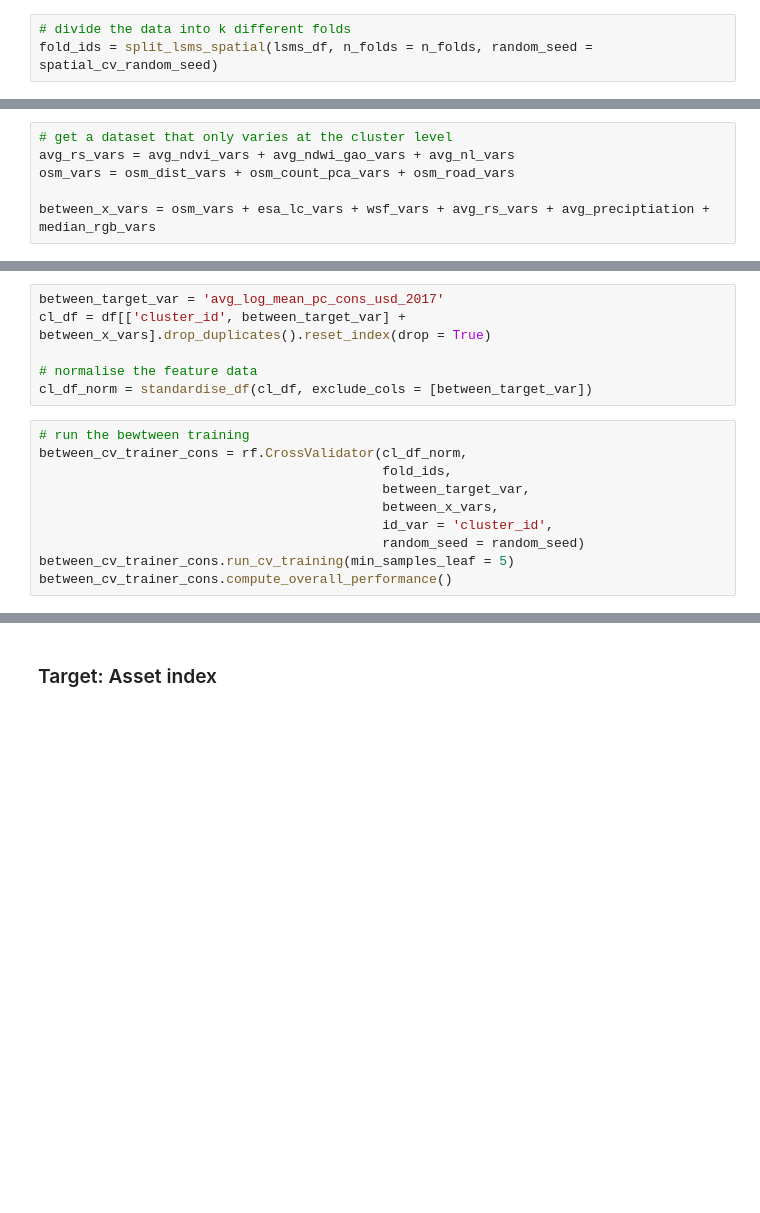
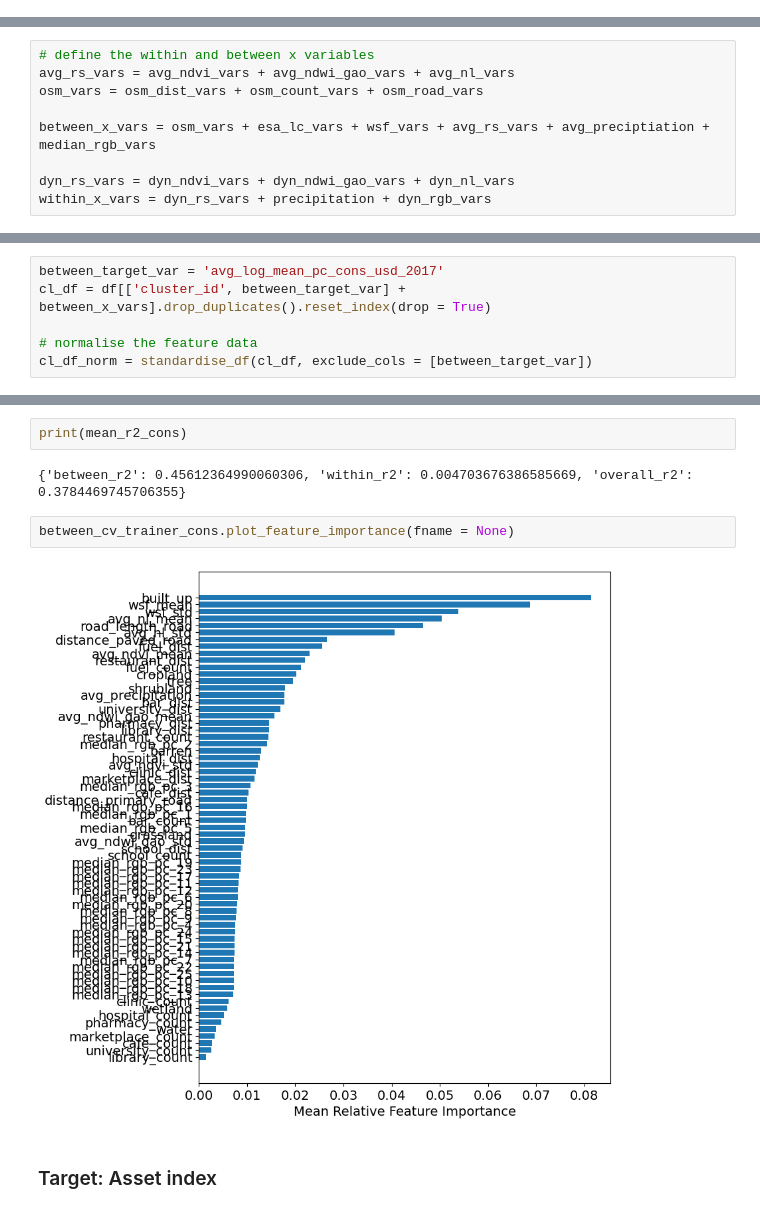
Before and after one commit to nateso/predicting_poverty, a Jupyter notebook: analysis/02_Baseline_LS_model.ipynb, the cells around one changed output, grey strips where cells are left out. Saved outputs shown, nothing was run; the diff lists cells and outputs as text; blank space fills up the shorter version.

```diff
--- a/analysis/02_Baseline_LS_model.ipynb
+++ b/analysis/02_Baseline_LS_model.ipynb
@@ -56,6 +81,3 @@ print(f"Number of x vars {len(feat_df.columns)-2}")
 Number of observations 6401
 Number of clusters 2128
 Number of x vars 113
-# %%
-# divide the data into k different folds
-fold_ids = split_lsms_spatial(lsms_df, n_folds = n_folds, random_seed = spatial_cv_random_seed)
@@ -79,9 +92,12 @@ The idea is that the between model captures variation between clusters and thus
 # %%
-# get a dataset that only varies at the cluster level
+# define the within and between x variables
 avg_rs_vars = avg_ndvi_vars + avg_ndwi_gao_vars + avg_nl_vars
-osm_vars = osm_dist_vars + osm_count_pca_vars + osm_road_vars
+osm_vars = osm_dist_vars + osm_count_vars + osm_road_vars
 
 between_x_vars = osm_vars + esa_lc_vars + wsf_vars + avg_rs_vars + avg_preciptiation + median_rgb_vars
+
+dyn_rs_vars = dyn_ndvi_vars + dyn_ndwi_gao_vars + dyn_nl_vars
+within_x_vars = dyn_rs_vars + precipitation + dyn_rgb_vars
 # %% [markdown]
 ### Target: Log per capita consumption
 # %%
@@ -90,13 +106,3 @@ cl_df = df[['cluster_id', between_target_var] + between_x_vars].drop_duplicates(
 
 # normalise the feature data
 cl_df_norm = standardise_df(cl_df, exclude_cols = [between_target_var])
-# %%
-# run the bewtween training
-between_cv_trainer_cons = rf.CrossValidator(cl_df_norm,
-                                            fold_ids,
-                                            between_target_var,
-                                            between_x_vars,
-                                            id_var = 'cluster_id',
-                                            random_seed = random_seed)
-between_cv_trainer_cons.run_cv_training(min_samples_leaf = 5)
-between_cv_trainer_cons.compute_overall_performance()
@@ -110,3 +289,11 @@ Finished training after 183 seconds
+# %%
+print(mean_r2_cons)
+# %% [output]
+{'between_r2': 0.45612364990060306, 'within_r2': 0.004703676386585669, 'overall_r2': 0.3784469745706355}
+# %%
+between_cv_trainer_cons.plot_feature_importance(fname = None)
+# %% [output]
+[figure, added]
 # %% [markdown]
 ### Target: Asset index
 # %%
```
Also changed, not shown: parts of 33 cells of this notebook, 19 other files.
